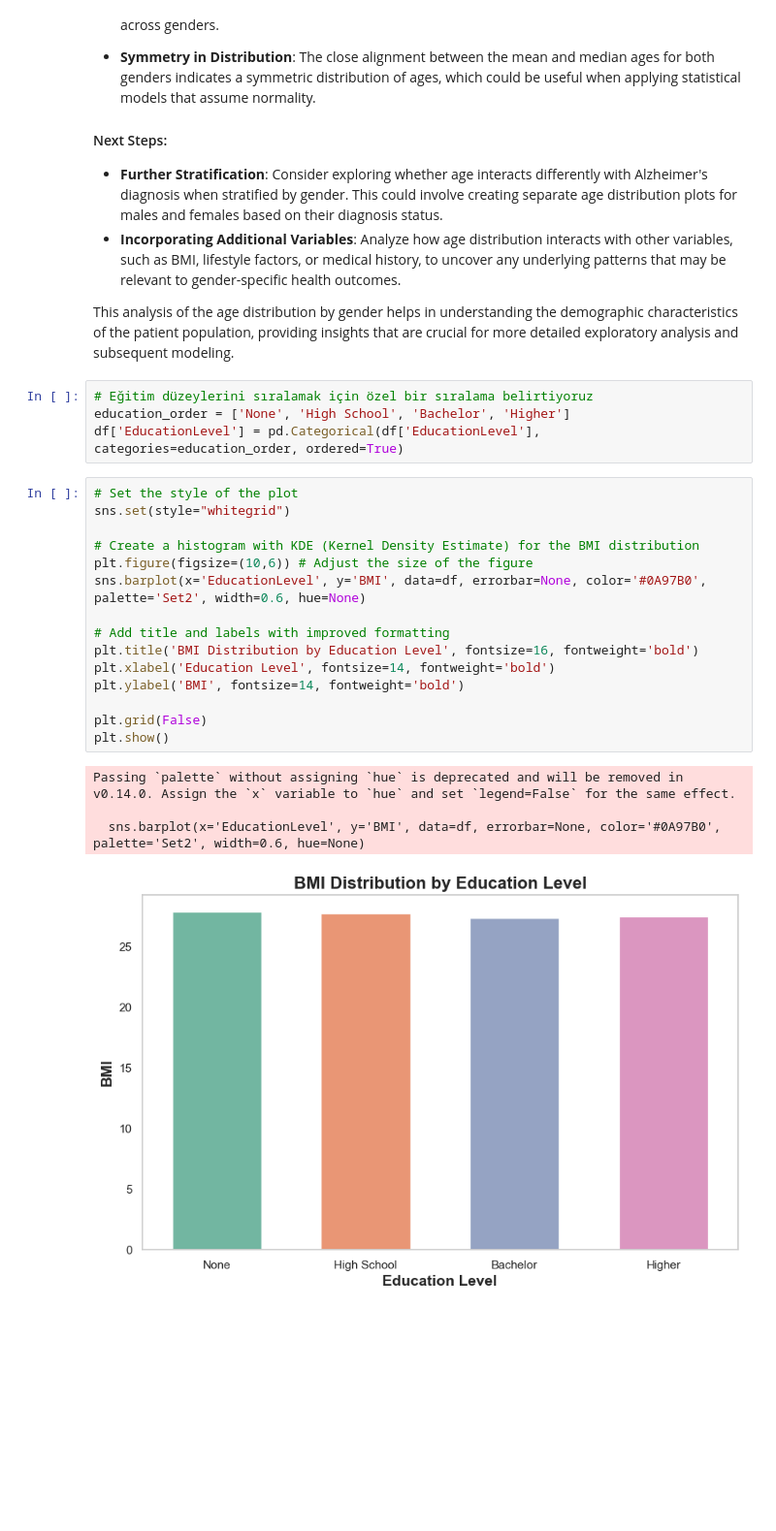
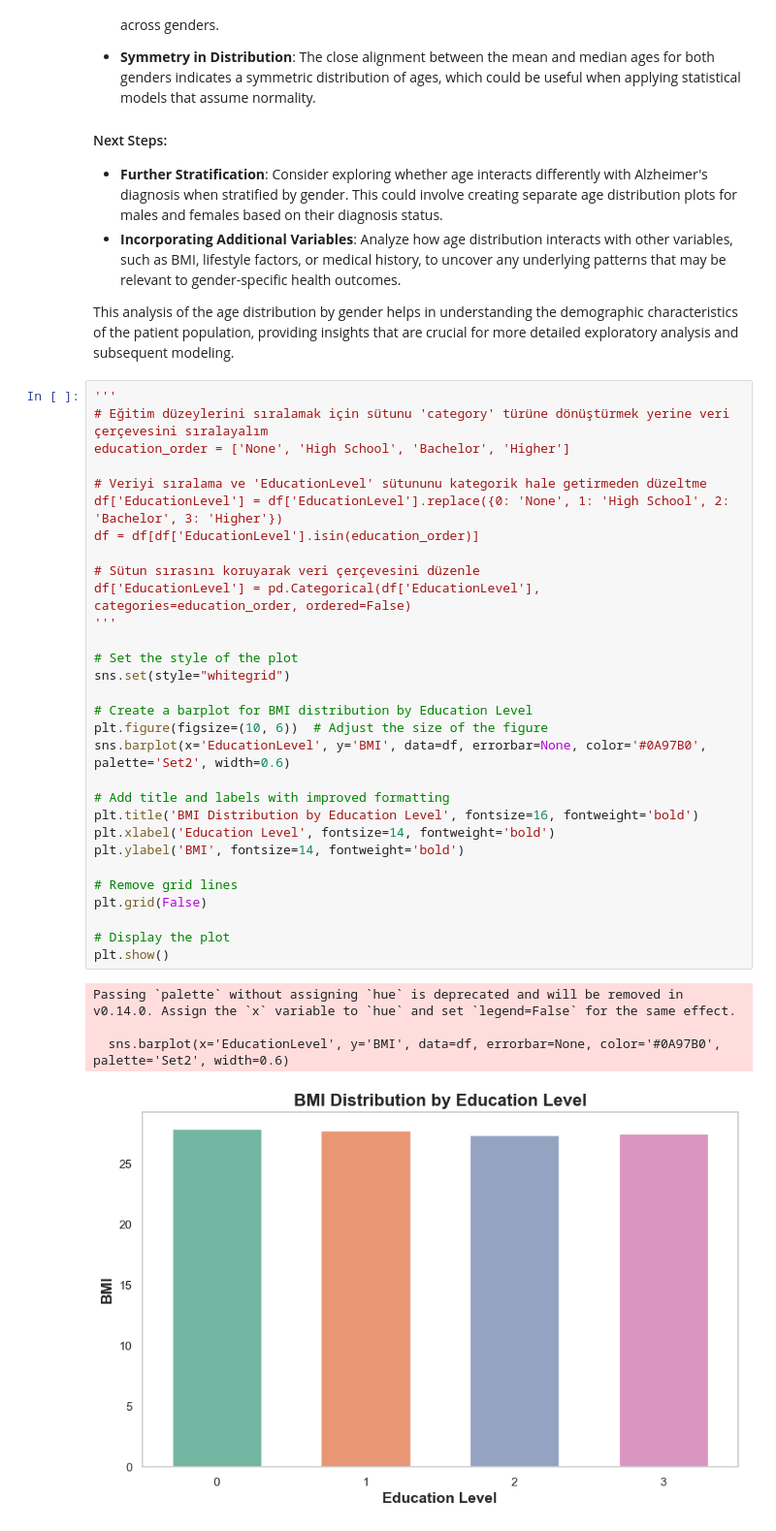
Before and after one commit to ozgunteksoy/Alzheimer-Prediction-with-Machine-Learning, a Jupyter notebook: Alzheimer Prediction with Machine Learning.ipynb, the cells around one changed output. Shown at 97% size. Drawn from its saved outputs; the diff is of its cells as text; blank space fills up the shorter version.

```diff
--- a/Alzheimer Prediction with Machine Learning.ipynb
+++ b/Alzheimer Prediction with Machine Learning.ipynb
@@ -453,30 +471,41 @@ The provided boxplot visualizes the distribution of age among male and female pa
 - **Incorporating Additional Variables**: Analyze how age distribution interacts with other variables, such as BMI, lifestyle factors, or medical history, to uncover any underlying patterns that may be relevant to gender-specific health outcomes.
 
 This analysis of the age distribution by gender helps in understanding the demographic characteristics of the patient population, providing insights that are crucial for more detailed exploratory analysis and subsequent modeling.
-# %%
-# Eğitim düzeylerini sıralamak için özel bir sıralama belirtiyoruz
-education_order = ['None', 'High School', 'Bachelor', 'Higher']
-df['EducationLevel'] = pd.Categorical(df['EducationLevel'], categories=education_order, ordered=True)
-# %%
-# Set the style of the plot
-sns.set(style="whitegrid")
-
-# Create a histogram with KDE (Kernel Density Estimate) for the BMI distribution
-plt.figure(figsize=(10,6)) # Adjust the size of the figure
-sns.barplot(x='EducationLevel', y='BMI', data=df, errorbar=None, color='#0A97B0', palette='Set2', width=0.6, hue=None)
-
-# Add title and labels with improved formatting
-plt.title('BMI Distribution by Education Level', fontsize=16, fontweight='bold')
-plt.xlabel('Education Level', fontsize=14, fontweight='bold')
-plt.ylabel('BMI', fontsize=14, fontweight='bold')
-
-plt.grid(False)
-plt.show()
-# %% [output]
-Passing `palette` without assigning `hue` is deprecated and will be removed in v0.14.0. Assign the `x` variable to `hue` and set `legend=False` for the same effect.
-
-  sns.barplot(x='EducationLevel', y='BMI', data=df, errorbar=None, color='#0A97B0', palette='Set2', width=0.6, hue=None)
-[figure, removed]
+# %%
+'''
+# Eğitim düzeylerini sıralamak için sütunu 'category' türüne dönüştürmek yerine veri çerçevesini sıralayalım
+education_order = ['None', 'High School', 'Bachelor', 'Higher']
+
+# Veriyi sıralama ve 'EducationLevel' sütununu kategorik hale getirmeden düzeltme
+df['EducationLevel'] = df['EducationLevel'].replace({0: 'None', 1: 'High School', 2: 'Bachelor', 3: 'Higher'})
+df = df[df['EducationLevel'].isin(education_order)]
+
+# Sütun sırasını koruyarak veri çerçevesini düzenle
+df['EducationLevel'] = pd.Categorical(df['EducationLevel'], categories=education_order, ordered=False)
+'''
+
+# Set the style of the plot
+sns.set(style="whitegrid")
+
+# Create a barplot for BMI distribution by Education Level
+plt.figure(figsize=(10, 6))  # Adjust the size of the figure
+sns.barplot(x='EducationLevel', y='BMI', data=df, errorbar=None, color='#0A97B0', palette='Set2', width=0.6)
+
+# Add title and labels with improved formatting
+plt.title('BMI Distribution by Education Level', fontsize=16, fontweight='bold')
+plt.xlabel('Education Level', fontsize=14, fontweight='bold')
+plt.ylabel('BMI', fontsize=14, fontweight='bold')
+
+# Remove grid lines
+plt.grid(False)
+
+# Display the plot
+plt.show()
+# %% [output]
+Passing `palette` without assigning `hue` is deprecated and will be removed in v0.14.0. Assign the `x` variable to `hue` and set `legend=False` for the same effect.
+
+  sns.barplot(x='EducationLevel', y='BMI', data=df, errorbar=None, color='#0A97B0', palette='Set2', width=0.6)
+[figure, added]
 # %% [markdown]
 **Analysis**
 
```
Also changed, not shown: parts of 14 cells of this notebook.
